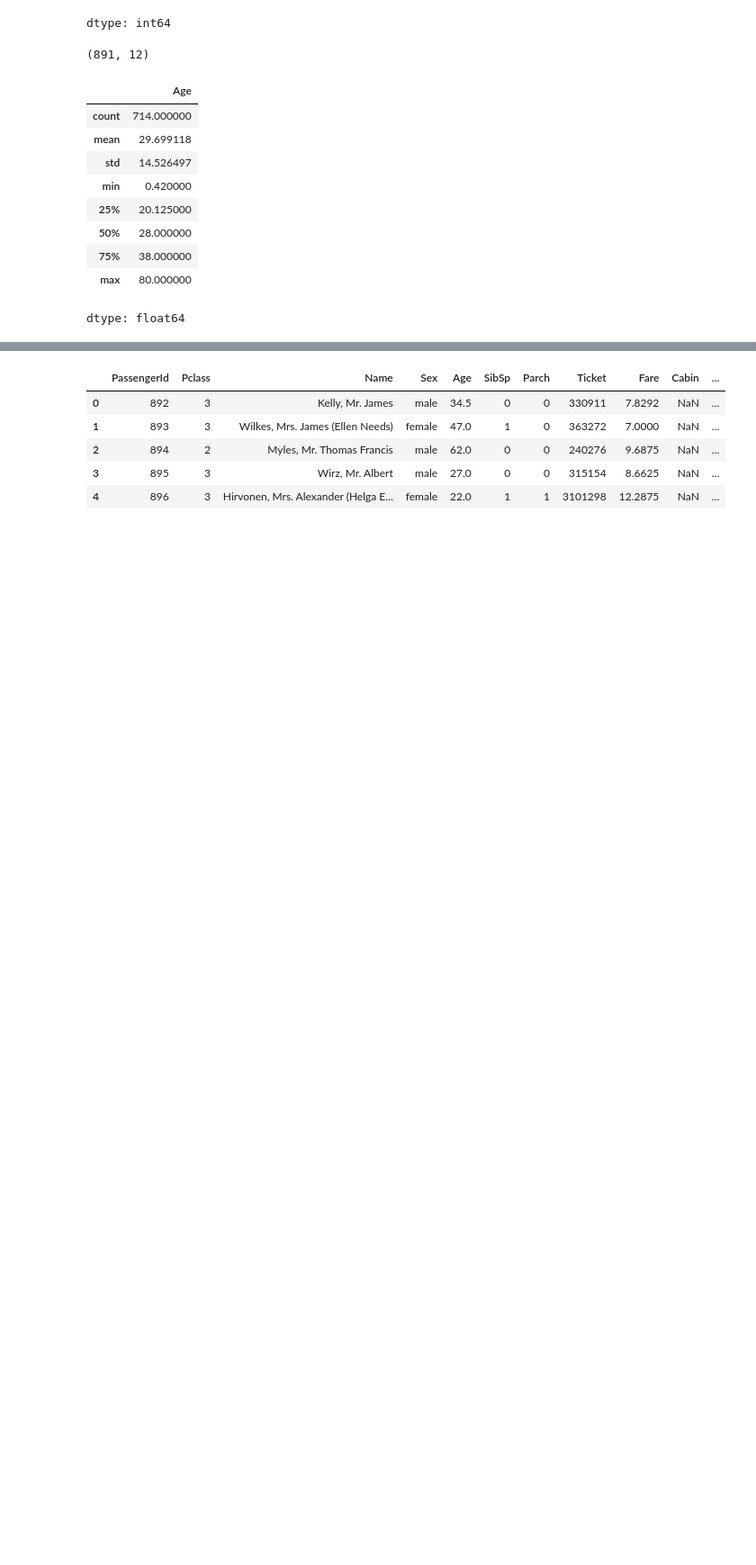
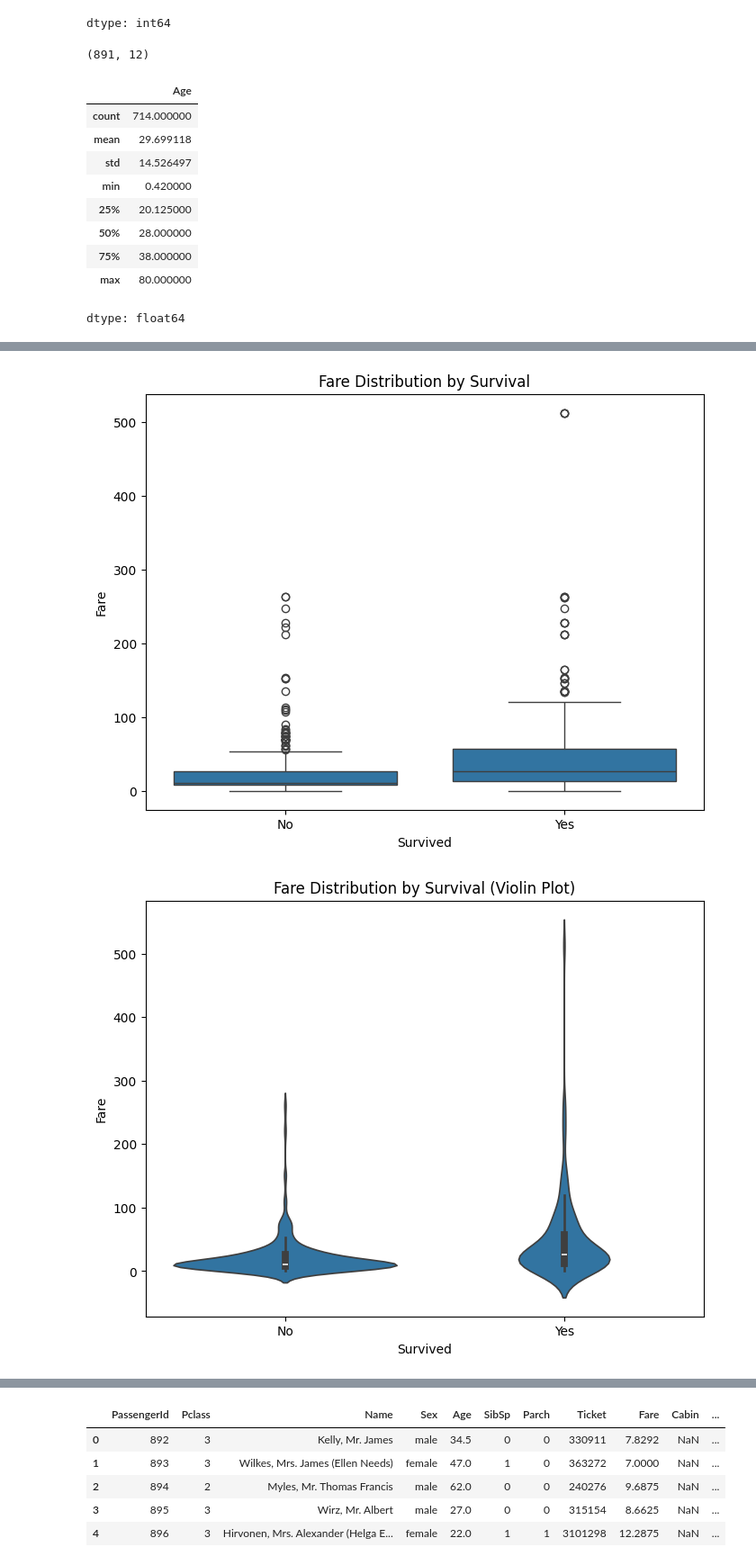
Before and after one commit to MTBXC/MTBXC, a Jupyter notebook: Titanic_LGBM_from_Test.ipynb, the cells around one changed output, grey strips where cells are left out. Shown at 90% size. Drawn from its saved outputs; the diff is of its cells as text; code cells hidden in the pictures; blank space fills up the shorter version.

```diff
--- a/Titanic_LGBM_from_Test.ipynb
+++ b/Titanic_LGBM_from_Test.ipynb
@@ -121,0 +158,33 @@ plt.gca().spines[['top', 'right',]].set_visible(False)
+# %%
+# prompt: Plot fare vs Survived
+
+import matplotlib.pyplot as plt
+# Use a box plot to visualize the distribution of Fare for survived vs. not survived
+plt.figure(figsize=(8, 6))
+sns.boxplot(x='Survived', y='Fare', data=train_data)
+plt.title('Fare Distribution by Survival')
+plt.xlabel('Survived')
+plt.ylabel('Fare')
+plt.xticks([0, 1], ['No', 'Yes'])
+plt.show()
+
+# Use a violin plot for a more detailed distribution shape
+plt.figure(figsize=(8, 6))
+sns.violinplot(x='Survived', y='Fare', data=train_data)
+plt.title('Fare Distribution by Survival (Violin Plot)')
+plt.xlabel('Survived')
+plt.ylabel('Fare')
+plt.xticks([0, 1], ['No', 'Yes'])
+plt.show()
+
+# Use a scatter plot with hue for survival status
+plt.figure(figsize=(10, 6))
+sns.scatterplot(x='Fare', y='Survived', data=train_data, alpha=0.5)
+plt.title('Fare vs. Survival (Scatter Plot)')
+plt.xlabel('Fare')
+plt.ylabel('Survived')
+plt.yticks([0, 1], ['No', 'Yes'])
+plt.show()
+# %% [output]
+[figure, added]
+[figure, added]
```
Also changed, not shown: parts of 7 cells of this notebook.
